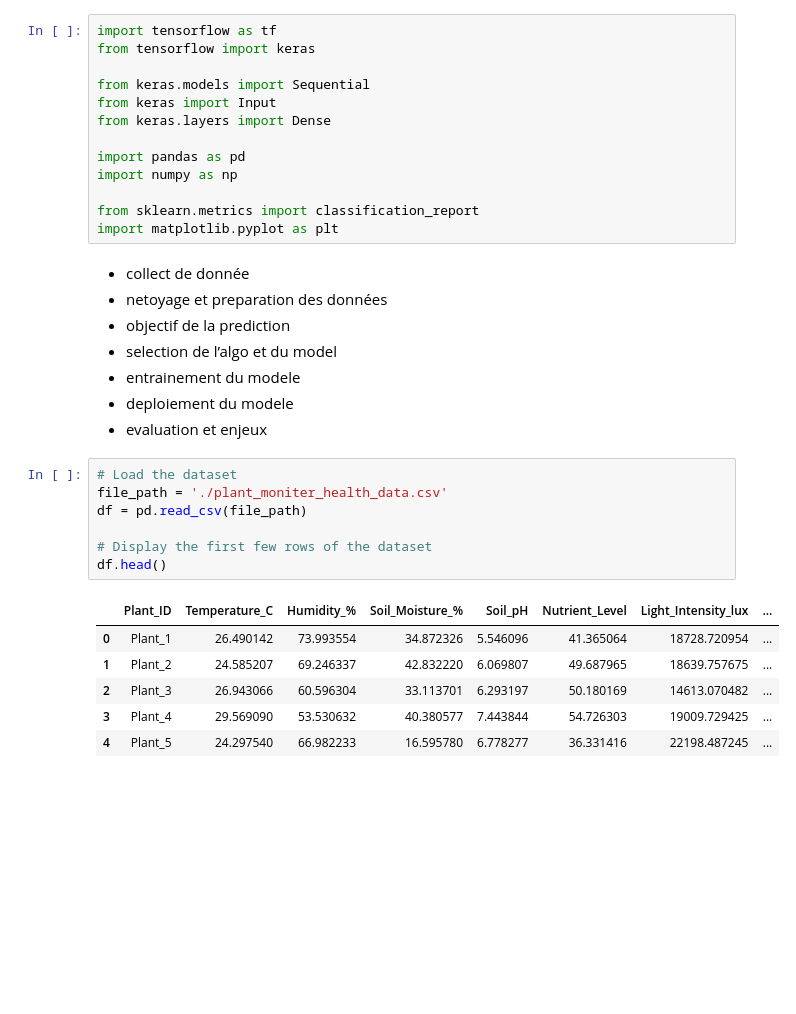
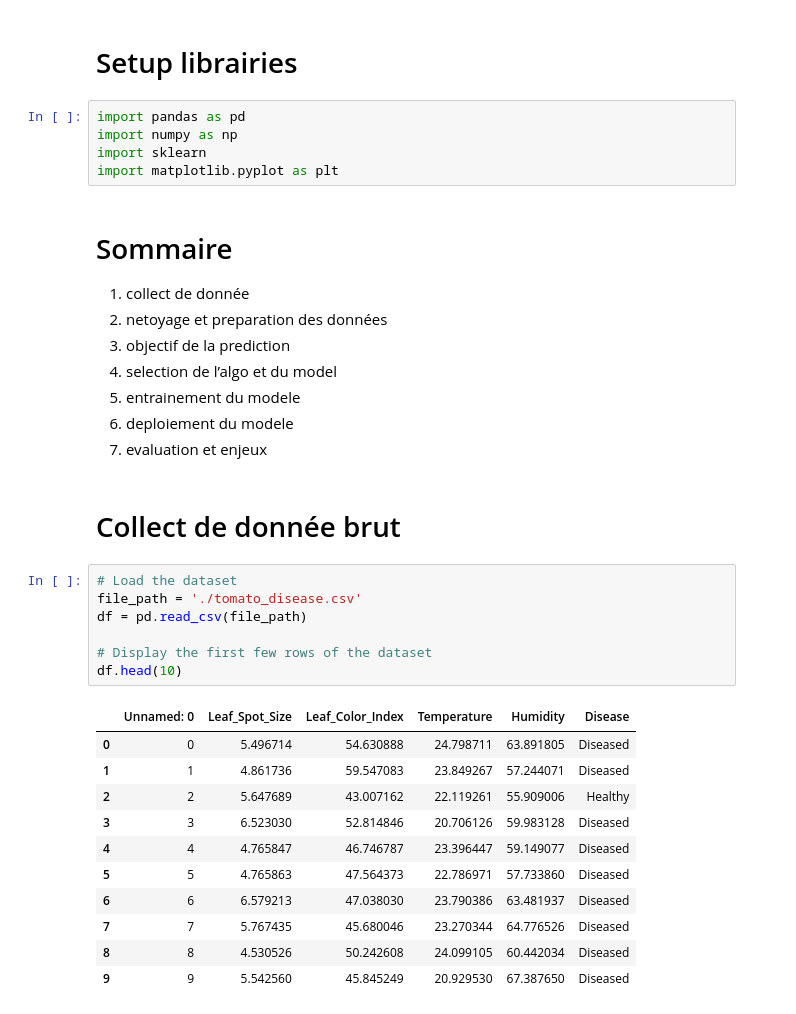
Before and after one commit to leopaul29/Alyra-Jardibot, a Jupyter notebook: projet1/test.ipynb, the cells around one changed output. Drawn from its saved outputs; the diff is of its cells as text; blank space fills up the shorter version.

```diff
--- a/projet1/test.ipynb
+++ b/projet1/test.ipynb
@@ -1,35 +1,38 @@
+# %% [markdown]
+# Setup librairies
 # %%
-import tensorflow as tf
-from tensorflow import keras
-
-from keras.models import Sequential
-from keras import Input
-from keras.layers import Dense
-
 import pandas as pd
 import numpy as np
-
-from sklearn.metrics import classification_report
+import sklearn
 import matplotlib.pyplot as plt
 # %% [markdown]
-- collect de donnée
-- netoyage et preparation des données
-- objectif de la prediction
-- selection de l’algo et du model
-- entrainement du modele
-- deploiement du modele
-- evaluation et enjeux
+# Sommaire
+
+1. collect de donnée
+2. netoyage et preparation des données
+3. objectif de la prediction
+4. selection de l’algo et du model
+5. entrainement du modele
+6. deploiement du modele
+7. evaluation et enjeux
+# %% [markdown]
+# Collect de donnée brut
 # %%
 # Load the dataset
-file_path = './plant_moniter_health_data.csv'
+file_path = './tomato_disease.csv'
 df = pd.read_csv(file_path)
 
 # Display the first few rows of the dataset
-df.head()
+df.head(10)
 # %% [output]
-|  | Plant_ID | Temperature_C | Humidity_% | Soil_Moisture_% | Soil_pH | Nutrient_Level | Light_Intensity_lux | ... |
-| 0 | Plant_1 | 26.490142 | 73.993554 | 34.872326 | 5.546096 | 41.365064 | 18728.720954 | ... |
-| 1 | Plant_2 | 24.585207 | 69.246337 | 42.832220 | 6.069807 | 49.687965 | 18639.757675 | ... |
-| 2 | Plant_3 | 26.943066 | 60.596304 | 33.113701 | 6.293197 | 50.180169 | 14613.070482 | ... |
-| 3 | Plant_4 | 29.569090 | 53.530632 | 40.380577 | 7.443844 | 54.726303 | 19009.729425 | ... |
-| 4 | Plant_5 | 24.297540 | 66.982233 | 16.595780 | 6.778277 | 36.331416 | 22198.487245 | ... |
+|  | Unnamed: 0 | Leaf_Spot_Size | Leaf_Color_Index | Temperature | Humidity | Disease |
+| 0 | 0 | 5.496714 | 54.630888 | 24.798711 | 63.891805 | Diseased |
+| 1 | 1 | 4.861736 | 59.547083 | 23.849267 | 57.244071 | Diseased |
+| 2 | 2 | 5.647689 | 43.007162 | 22.119261 | 55.909006 | Healthy |
+| 3 | 3 | 6.523030 | 52.814846 | 20.706126 | 59.983128 | Diseased |
+| 4 | 4 | 4.765847 | 46.746787 | 23.396447 | 59.149077 | Diseased |
+| 5 | 5 | 4.765863 | 47.564373 | 22.786971 | 57.733860 | Diseased |
+| 6 | 6 | 6.579213 | 47.038030 | 23.790386 | 63.481937 | Diseased |
+| 7 | 7 | 5.767435 | 45.680046 | 23.270344 | 64.776526 | Diseased |
+| 8 | 8 | 4.530526 | 50.242608 | 24.099105 | 60.442034 | Diseased |
+| 9 | 9 | 5.542560 | 45.845249 | 20.929530 | 67.387650 | Diseased |
```
Also changed, not shown: parts of 48 cells of this notebook, 1 other file.
